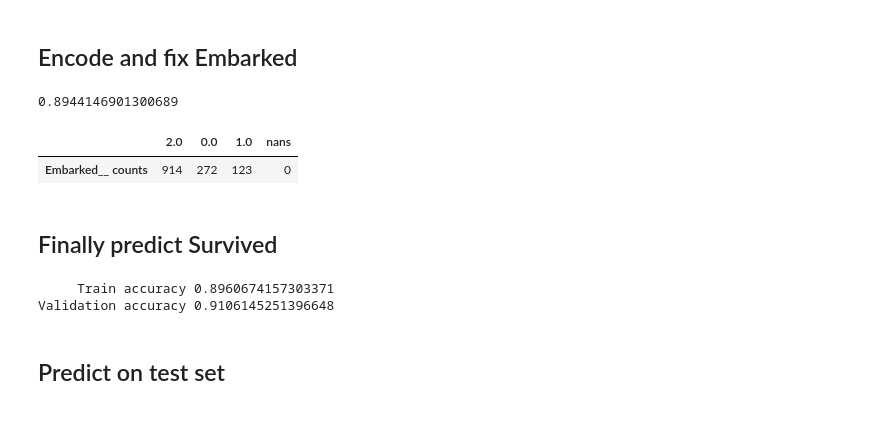
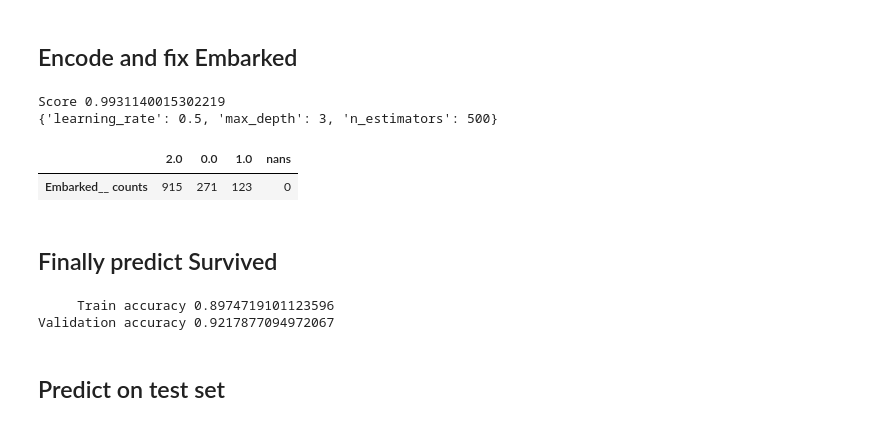
Before and after one commit to apanchenko/smurf, a Jupyter notebook: titanic/src/titanic.ipynb, the cells around one changed output. Saved outputs shown, nothing was run; the diff lists cells and outputs as text; code cells hidden in the pictures.

Commit message:
search params for Embarked

```diff
--- a/titanic/src/titanic.ipynb
+++ b/titanic/src/titanic.ipynb
@@ -166,37 +166,36 @@ score 0.542715388050526
 ## Encode and fix Embarked
 # %%
 def infer_cat(df:pd.DataFrame, features:np.array, target:str):
-    # select training data and fit regressor
+    # select training data and classifier
     train = df[df[target].notna()]
     x = train.loc[:, features]
     y = train.loc[:, target]
-    #model = linear_model.LinearRegression().fit(x, y)
-    model = xgb.XGBClassifier()
-    model.fit(x, y)
-    print(model.score(x, y))
+    parameters = {'max_depth': [3, 5],
+                  'learning_rate': [0.1, 0.5],
+                  'n_estimators': [100, 500]}
+    model = model_selection.GridSearchCV(xgb.XGBClassifier(), parameters, cv=3).fit(x, y)
+    print('Score', model.score(x, y))
+    print(model.best_params_)
 
     # predict missing target values
     na_mask = df[target].isna()
-    predict = df[na_mask]
-    x_predict = predict.loc[:, features]
-    y_predict = model.predict(x_predict)
-
-    # create new feature
+    x_predict = df[na_mask].loc[:, features]
     df[target + '_'] = df[target]
-    df.loc[na_mask, target + '_'] = y_predict
+    df.loc[na_mask, target + '_'] = model.predict(x_predict)
 
 # encode
 notna = data['Embarked'].notna()
 y = data[notna].loc[:, 'Embarked']
 data.loc[notna, 'Embarked_'] = LabelEncoder().fit_transform(y)
 
 infer_cat(data, ['Pclass', 'SibSp', 'Parch', 'Title', 'Fare_', 'Age_'], 'Embarked_')
 
 value_counts(data['Embarked__'])
 # %% [output]
-0.8944146901300689
+Score 0.9931140015302219
+{'learning_rate': 0.5, 'max_depth': 3, 'n_estimators': 500}
 |  | 2.0 | 0.0 | 1.0 | nans |
-| Embarked__ counts | 914 | 272 | 123 | 0 |
+| Embarked__ counts | 915 | 271 | 123 | 0 |
 # %% [markdown]
 ## Finally predict Survived
 # %%
@@ -208,7 +207,7 @@ test = data[data['Survived'].isna()]
 features = ['Age_', 'Sex', 'Pclass', 'Fare_', 'FamilySize', 'Alone', 'Embarked__']
 x = train.loc[:, features]
 y = train.loc[:, 'Survived']
-XTrain, XValid, YTrain, YValid = train_test_split(x, y, test_size=0.2, random_state=40)
+XTrain, XValid, YTrain, YValid = model_selection.train_test_split(x, y, test_size=0.2, random_state=40)
 
 # train model
 model = xgb.XGBClassifier(objective='binary:logistic', max_depth=4, reg_alpha=1, reg_lambda=0).fit(x, y)
@@ -220,8 +219,8 @@ def accuracy(Y: np.array, yPred: np.array) -> float:
 print('     Train accuracy', accuracy(YTrain, model.predict(XTrain)))
 print('Validation accuracy', accuracy(YValid, model.predict(XValid)))
 # %% [output]
-     Train accuracy 0.8960674157303371
-Validation accuracy 0.9106145251396648
+     Train accuracy 0.8974719101123596
+Validation accuracy 0.9217877094972067
 # %% [markdown]
 ## Predict on test set
 # %%
```
Also changed, not shown: parts of 1 cell of this notebook, 1 other file.
